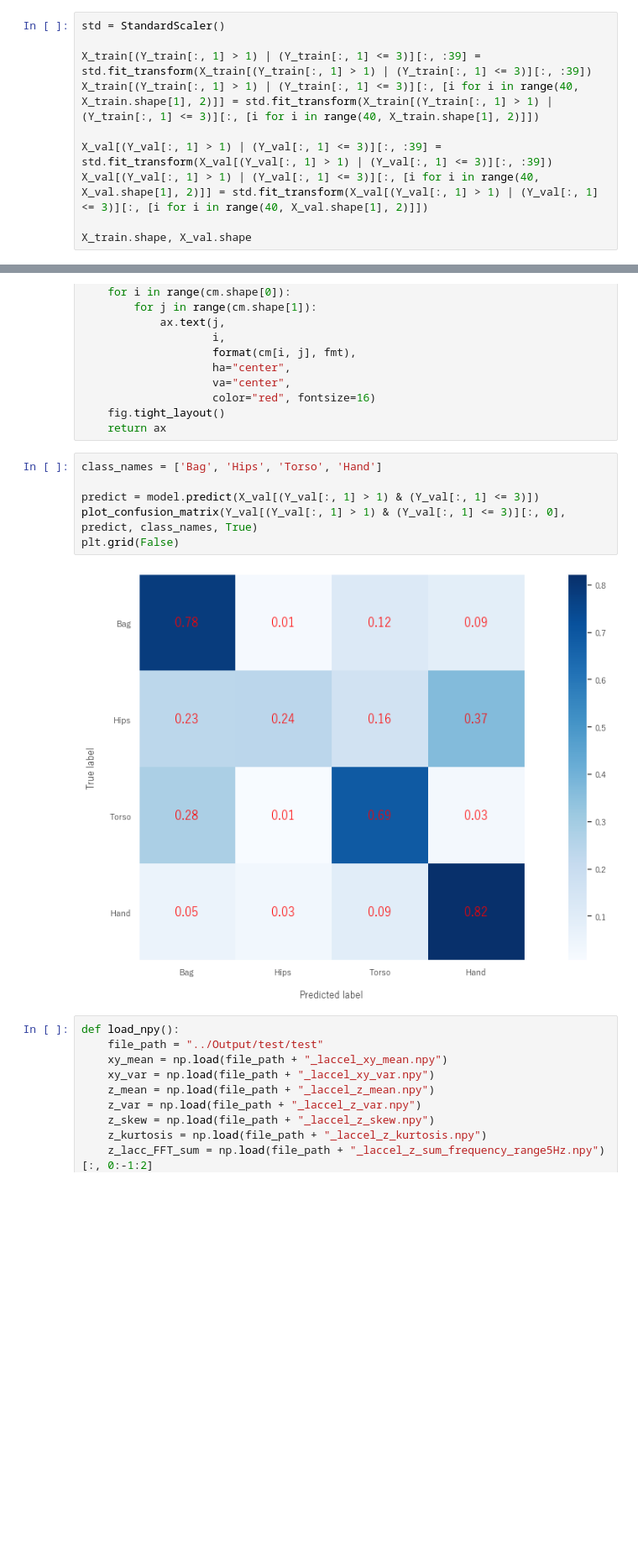
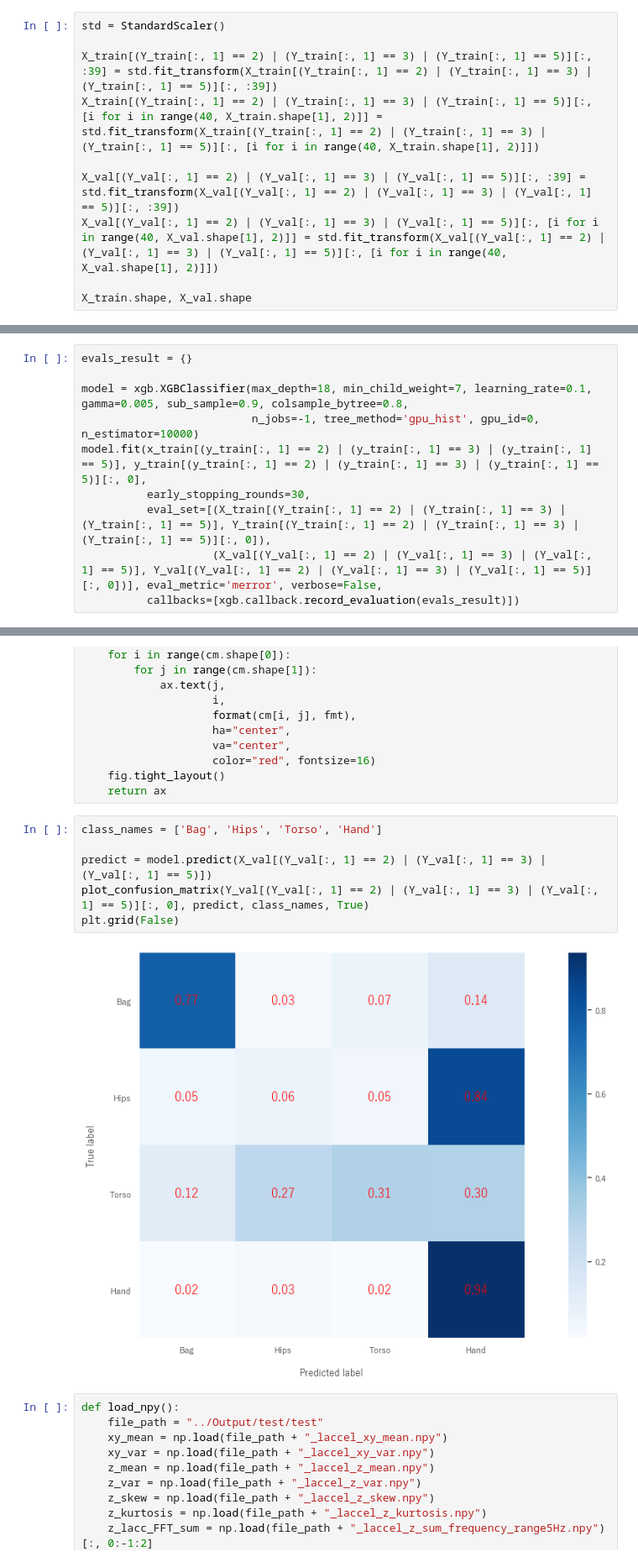
Before and after one commit to nekketsu2010/SHL2020, a Jupyter notebook: Notebook/testデータ保持位置特定.ipynb, the cells around one changed output, grey strips where cells are left out. Shown at 84% size. Drawn from its saved outputs; the diff is of its cells as text; blank space fills up the shorter version.

```diff
--- a/Notebook/testデータ保持位置特定.ipynb
+++ b/Notebook/testデータ保持位置特定.ipynb
@@ -534,11 +534,11 @@ X_val.shape, Y_val.shape
 # %%
 std = StandardScaler()
 
-X_train[(Y_train[:, 1] > 1) | (Y_train[:, 1] <= 3)][:, :39] = std.fit_transform(X_train[(Y_train[:, 1] > 1) | (Y_train[:, 1] <= 3)][:, :39])
-X_train[(Y_train[:, 1] > 1) | (Y_train[:, 1] <= 3)][:, [i for i in range(40, X_train.shape[1], 2)]] = std.fit_transform(X_train[(Y_train[:, 1] > 1) | (Y_train[:, 1] <= 3)][:, [i for i in range(40, X_train.shape[1], 2)]])
+X_train[(Y_train[:, 1] == 2) | (Y_train[:, 1] == 3) | (Y_train[:, 1] == 5)][:, :39] = std.fit_transform(X_train[(Y_train[:, 1] == 2) | (Y_train[:, 1] == 3) | (Y_train[:, 1] == 5)][:, :39])
+X_train[(Y_train[:, 1] == 2) | (Y_train[:, 1] == 3) | (Y_train[:, 1] == 5)][:, [i for i in range(40, X_train.shape[1], 2)]] = std.fit_transform(X_train[(Y_train[:, 1] == 2) | (Y_train[:, 1] == 3) | (Y_train[:, 1] == 5)][:, [i for i in range(40, X_train.shape[1], 2)]])
 
-X_val[(Y_val[:, 1] > 1) | (Y_val[:, 1] <= 3)][:, :39] = std.fit_transform(X_val[(Y_val[:, 1] > 1) | (Y_val[:, 1] <= 3)][:, :39])
-X_val[(Y_val[:, 1] > 1) | (Y_val[:, 1] <= 3)][:, [i for i in range(40, X_val.shape[1], 2)]] = std.fit_transform(X_val[(Y_val[:, 1] > 1) | (Y_val[:, 1] <= 3)][:, [i for i in range(40, X_val.shape[1], 2)]])
+X_val[(Y_val[:, 1] == 2) | (Y_val[:, 1] == 3) | (Y_val[:, 1] == 5)][:, :39] = std.fit_transform(X_val[(Y_val[:, 1] == 2) | (Y_val[:, 1] == 3) | (Y_val[:, 1] == 5)][:, :39])
+X_val[(Y_val[:, 1] == 2) | (Y_val[:, 1] == 3) | (Y_val[:, 1] == 5)][:, [i for i in range(40, X_val.shape[1], 2)]] = std.fit_transform(X_val[(Y_val[:, 1] == 2) | (Y_val[:, 1] == 3) | (Y_val[:, 1] == 5)][:, [i for i in range(40, X_val.shape[1], 2)]])
 
 X_train.shape, X_val.shape
 # %% [output]
@@ -601,3 +601,13 @@ XGBClassifier(base_score=0.5, booster=None, colsample_bylevel=1,
               reg_alpha=0, reg_lambda=1, scale_pos_weight=None, sub_sample=0.9,
               subsample=1, tree_method='gpu_hist', validate_parameters=False,
               verbosity=None)
+# %%
+evals_result = {}
+
+model = xgb.XGBClassifier(max_depth=18, min_child_weight=7, learning_rate=0.1, gamma=0.005, sub_sample=0.9, colsample_bytree=0.8,
+                          n_jobs=-1, tree_method='gpu_hist', gpu_id=0, n_estimator=10000)
+model.fit(x_train[(y_train[:, 1] == 2) | (y_train[:, 1] == 3) | (y_train[:, 1] == 5)], y_train[(y_train[:, 1] == 2) | (y_train[:, 1] == 3) | (y_train[:, 1] == 5)][:, 0],
+          early_stopping_rounds=30,
+          eval_set=[(X_train[(Y_train[:, 1] == 2) | (Y_train[:, 1] == 3) | (Y_train[:, 1] == 5)], Y_train[(Y_train[:, 1] == 2) | (Y_train[:, 1] == 3) | (Y_train[:, 1] == 5)][:, 0]),
+                    (X_val[(Y_val[:, 1] == 2) | (Y_val[:, 1] == 3) | (Y_val[:, 1] == 5)], Y_val[(Y_val[:, 1] == 2) | (Y_val[:, 1] == 3) | (Y_val[:, 1] == 5)][:, 0])], eval_metric='merror', verbose=False,
+          callbacks=[xgb.callback.record_evaluation(evals_result)])
@@ -645,11 +666,11 @@ def plot_confusion_matrix(test_y,pred_y,class_names,normalize=False):
 # %%
 class_names = ['Bag', 'Hips', 'Torso', 'Hand']
 
-predict = model.predict(X_val[(Y_val[:, 1] > 1) & (Y_val[:, 1] <= 3)])
-plot_confusion_matrix(Y_val[(Y_val[:, 1] > 1) & (Y_val[:, 1] <= 3)][:, 0], predict, class_names, True)
+predict = model.predict(X_val[(Y_val[:, 1] == 2) | (Y_val[:, 1] == 3) | (Y_val[:, 1] == 5)])
+plot_confusion_matrix(Y_val[(Y_val[:, 1] == 2) | (Y_val[:, 1] == 3) | (Y_val[:, 1] == 5)][:, 0], predict, class_names, True)
 plt.grid(False)
 # %% [output]
-[figure, old version]
+[figure, new version]
 # %%
 def load_npy():
     file_path = "../Output/test/test"
```
Also changed, not shown: parts of 5 cells of this notebook, 3 other files.
